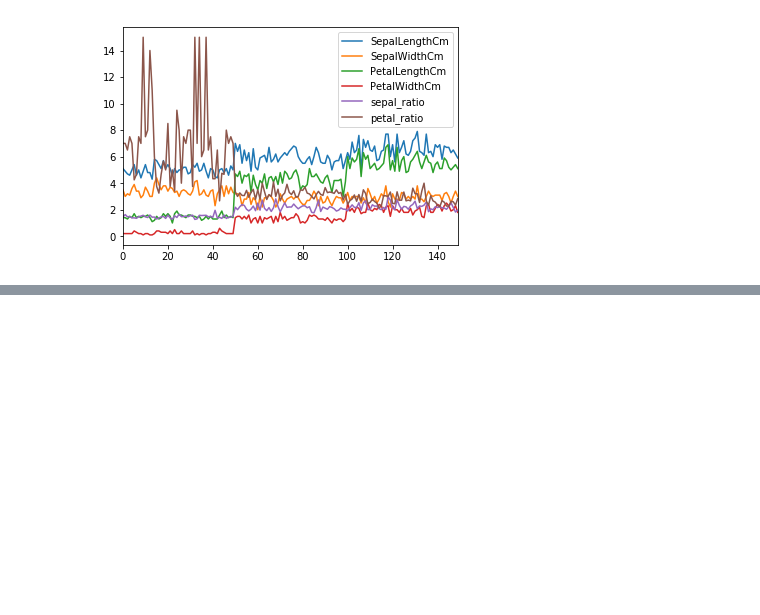
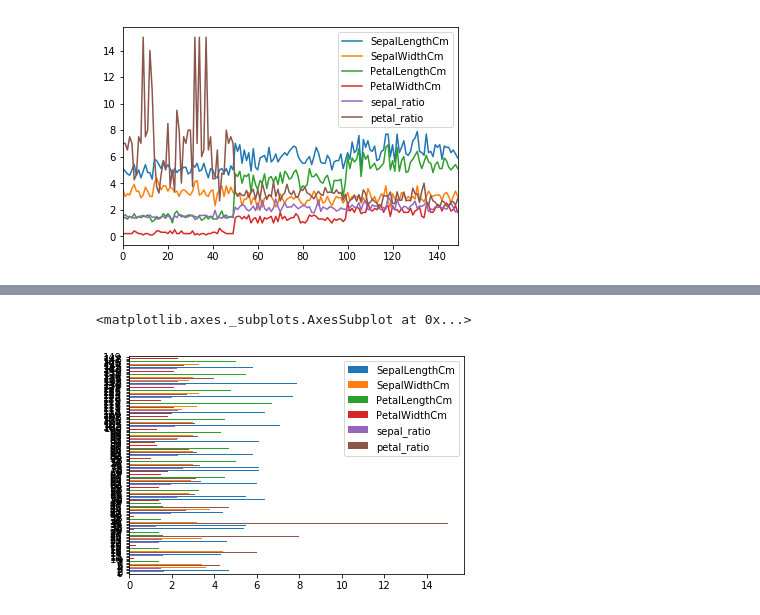
Before and after one commit to tanviredu/h20, a Jupyter notebook: python/Iris_h20.ipynb, the cells around one changed output, grey strips where cells are left out. Drawn from its saved outputs; the diff is of its cells as text; code cells hidden in the pictures; blank space fills up the shorter version.

```diff
--- a/python/Iris_h20.ipynb
+++ b/python/Iris_h20.ipynb
@@ -454,0 +465,5 @@ df.as_data_frame().plot()
+# %%
+df.as_data_frame().plot.barh()
+# %% [output]
+<matplotlib.axes._subplots.AxesSubplot at 0x...>
+[figure, added]
```
Also changed, not shown: parts of 32 cells of this notebook.
